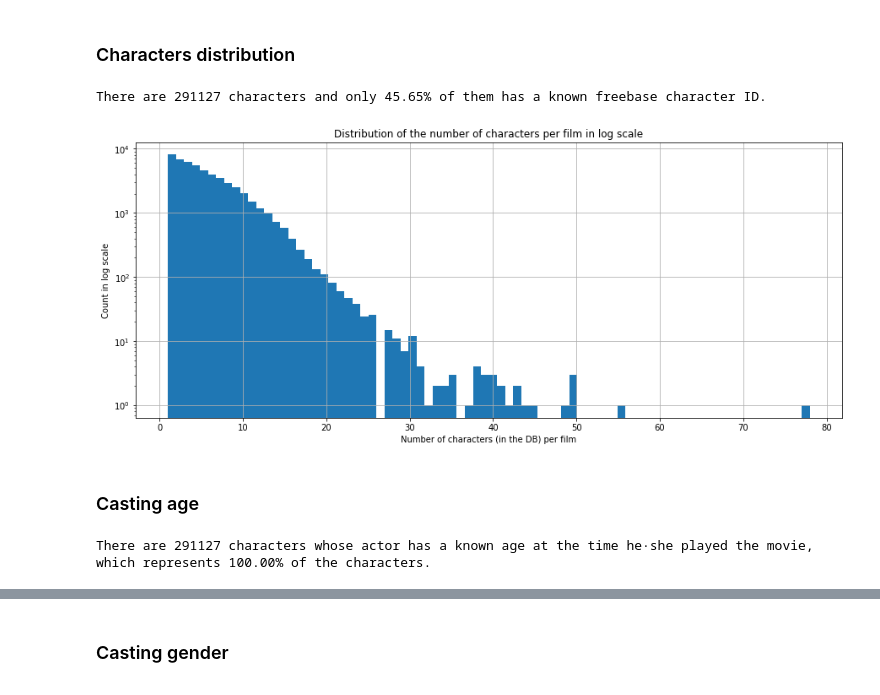
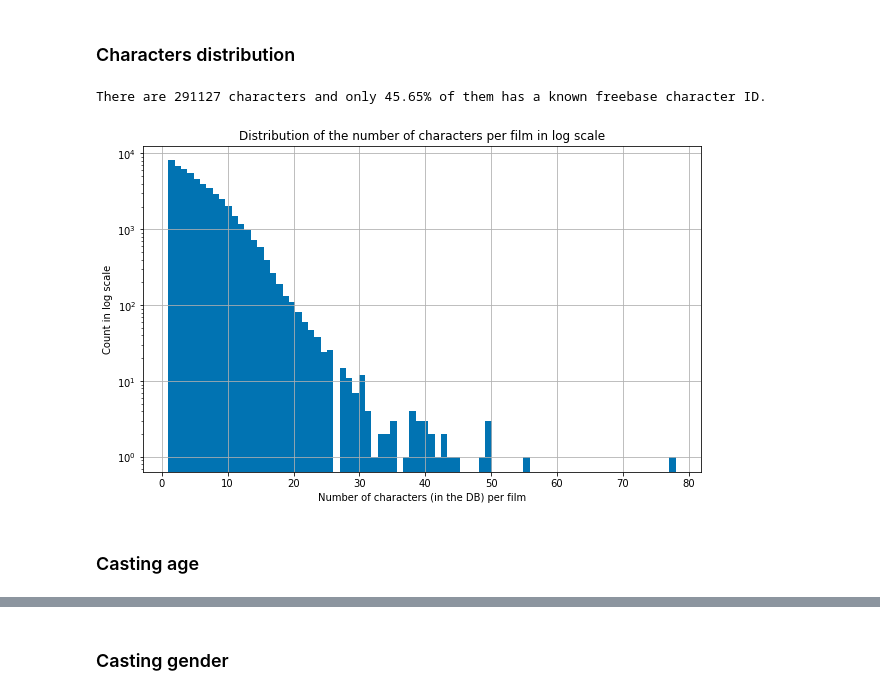
Before and after one commit to epfl-ada/ada-2022-project-dadalife, a Jupyter notebook: ADA_CMU.ipynb, the cells around one changed output, grey strips where cells are left out. Saved outputs shown, nothing was run; the diff lists cells and outputs as text; code cells hidden in the pictures.

```diff
--- a/ADA_CMU.ipynb
+++ b/ADA_CMU.ipynb
@@ -32,12 +54,18 @@ ORANGE = color='#ffb82c'
 # %% [markdown]
 # Load the data
 <a class="anchor" id="load"></a>
+# %%
+DATA_PATH = './data'
+MOVIE_PATH = os.path.join(DATA_PATH, 'movie.metadata.tsv')
+CHAR_PATH = os.path.join(DATA_PATH, 'character.metadata.tsv')
+PLOT_PATH = os.path.join(DATA_PATH, 'plot_summaries.txt')
+ETHNICITIES_PATH =  os.path.join(DATA_PATH, 'ethnicities.csv')
 # %% [markdown]
 ### Characters data
 <a class="anchor" id="load_characters"></a>
 # %%
 a_cols = ['wikipedia_m_ID', 'freebase_m_ID', 'm_release_date','character_name', 'actor_dob', 'actor_gender', 'actor_height', 'actor_ethnicity', 'actor_name', 'actor_age', 'freebase_character_map', 'freebase_character_id', 'freebase_actor_id']
-df_chars=pd.read_csv('character.metadata.tsv', sep='\t', names=a_cols)
+df_chars=pd.read_csv(CHAR_PATH, sep='\t', names=a_cols)
 # %% [markdown]
 ### Movies data
 <a class="anchor" id="load_movies"></a>
@@ -132,3 +188,13 @@ df_chars = df_chars[df_chars.actor_age > 0]
+# %%
+ethnicities = {}
+with open(ETHNICITIES_PATH, 'r', encoding="utf-8") as f:
+    reader_object = csv.reader(f)
+    for data in reader_object:
+        if data:
+            key, value = data
+            ethnicities.update({key:value})
+# %%
+df_chars['actor_ethnicity'] = df_chars['actor_ethnicity'].apply(lambda x: ethnicities[x] if x in ethnicities.keys() else np.nan)
 # %% [markdown]
 ### Movies dataset
 <a class="anchor" id="preprocessing_movies"></a>
@@ -152,27 +217,22 @@ There are 51756 actors with different (name, date of birth) in the dataset. Howe
 The difference between the two figures is due to some incorrect matching (actor --> actor freebase ID). Those won't be taken into account when analysing "unique actors".
 # %% [markdown]
 ### Characters distribution
-# %%
-nb_chars = df_chars['wikipedia_m_ID'].count()
-nb_chars_with_freebase = df_chars['freebase_character_id'].count()
-print("There are {} characters and only {:.2f}% of them has a known freebase character ID.".format(nb_chars, nb_chars_with_freebase/nb_chars*100))
-# %% [output]
-There are 291127 characters and only 45.65% of them has a known freebase character ID.
+# %%
+nb_chars = df_chars['wikipedia_m_ID'].count()
+nb_chars_with_freebase = df_chars['freebase_character_id'].count()
+print("There are {} characters and only {:.2f}% of them has a known freebase character ID.".format(nb_chars, nb_chars_with_freebase/nb_chars*100))
+# %% [output]
+There are 291127 characters and only 45.65% of them has a known freebase character ID.
 # %%
 # Plots distribution of characters per movie
-plt.figure(figsize=(15,6))
+plt.figure(figsize=(10,6))
 plt.title('Distribution of the number of characters per film in log scale')
 plt.xlabel('Number of characters (in the DB) per film')
 plt.ylabel('Count in log scale')
-plt.hist(df_chars['wikipedia_m_ID'].value_counts(), log=True, bins=80)
+plt.hist(df_chars['wikipedia_m_ID'].value_counts(), log=True, bins=80, color=BLUE)
 plt.grid()
 plt.show()
 # %% [output]
-[figure, old version]
+[figure, new version]
 # %% [markdown]
 ### Casting age
-# %%
-nb_chars_with_age = df_chars['actor_age'].value_counts().sum()
-print("There are {} characters whose actor has a known age at the time he·she played the movie, which represents {:.2f}% of the characters.".format(nb_chars_with_age, nb_chars_with_age/nb_chars*100))
-# %% [output]
-There are 291127 characters whose actor has a known age at the time he·she played the movie, which represents 100.00% of the characters.
```
Also changed, not shown: parts of 90 cells of this notebook.
